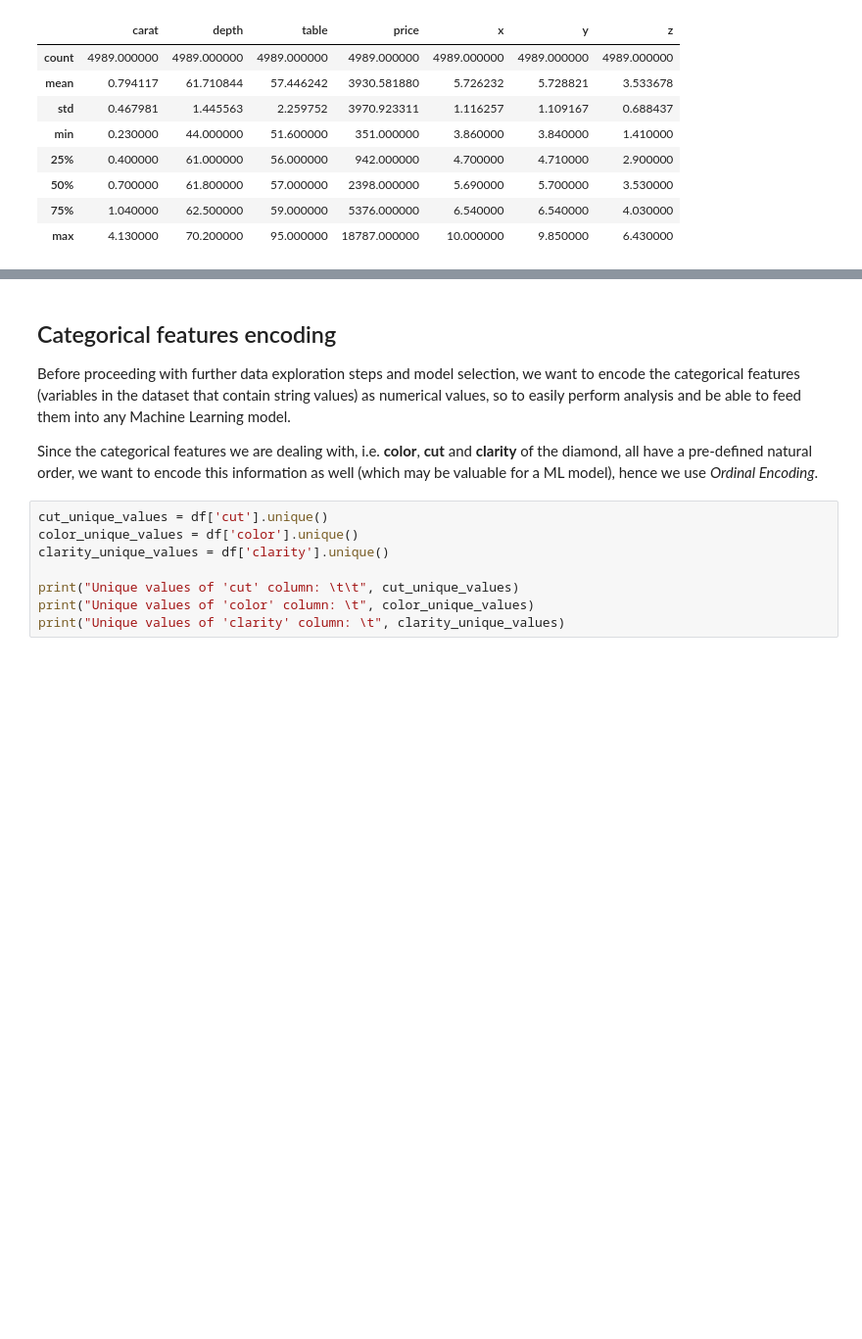
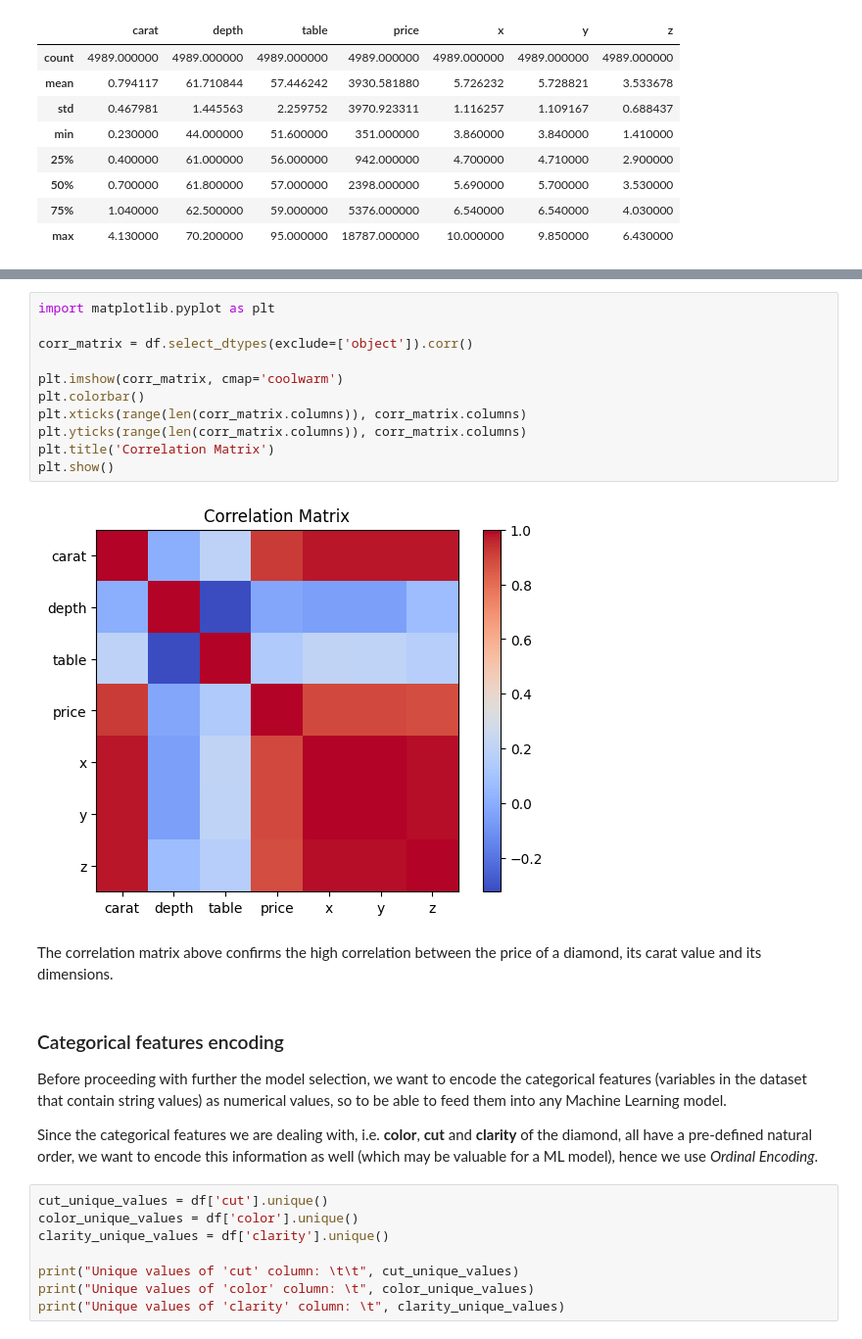
Before and after one commit to andrea-gasparini/xtream-ai-assignment-engineer, a Jupyter notebook: notebooks/data_exploration.ipynb, the cells around one changed output, grey strips where cells are left out. Shown: that part at 98% size. Saved outputs shown, nothing was run; the diff lists cells and outputs as text; blank space fills up the shorter version.

```diff
--- a/notebooks/data_exploration.ipynb
+++ b/notebooks/data_exploration.ipynb
@@ -84,7 +144,22 @@ df.describe()
+# %%
+import matplotlib.pyplot as plt
+
+corr_matrix = df.select_dtypes(exclude=['object']).corr()
+
+plt.imshow(corr_matrix, cmap='coolwarm')
+plt.colorbar()
+plt.xticks(range(len(corr_matrix.columns)), corr_matrix.columns)
+plt.yticks(range(len(corr_matrix.columns)), corr_matrix.columns)
+plt.title('Correlation Matrix')
+plt.show()
+# %% [output]
+[figure, added]
+# %% [markdown]
+The correlation matrix above confirms the high correlation between the price of a diamond, its carat value and its dimensions.
 # %% [markdown]
-## Categorical features encoding
+### Categorical features encoding
 
-Before proceeding with further data exploration steps and model selection, we want to encode the categorical features (variables in the dataset that contain string values) as numerical values, so to easily perform analysis and be able to feed them into any Machine Learning model.
+Before proceeding with further the model selection, we want to encode the categorical features (variables in the dataset that contain string values) as numerical values, so to be able to feed them into any Machine Learning model.
 
 Since the categorical features we are dealing with, i.e. **color**, **cut** and **clarity** of the diamond, all have a pre-defined natural order, we want to encode this information as well (which may be valuable for a ML model), hence we use _Ordinal Encoding_.
 # %%
```
Also changed, not shown: parts of 29 cells of this notebook.
